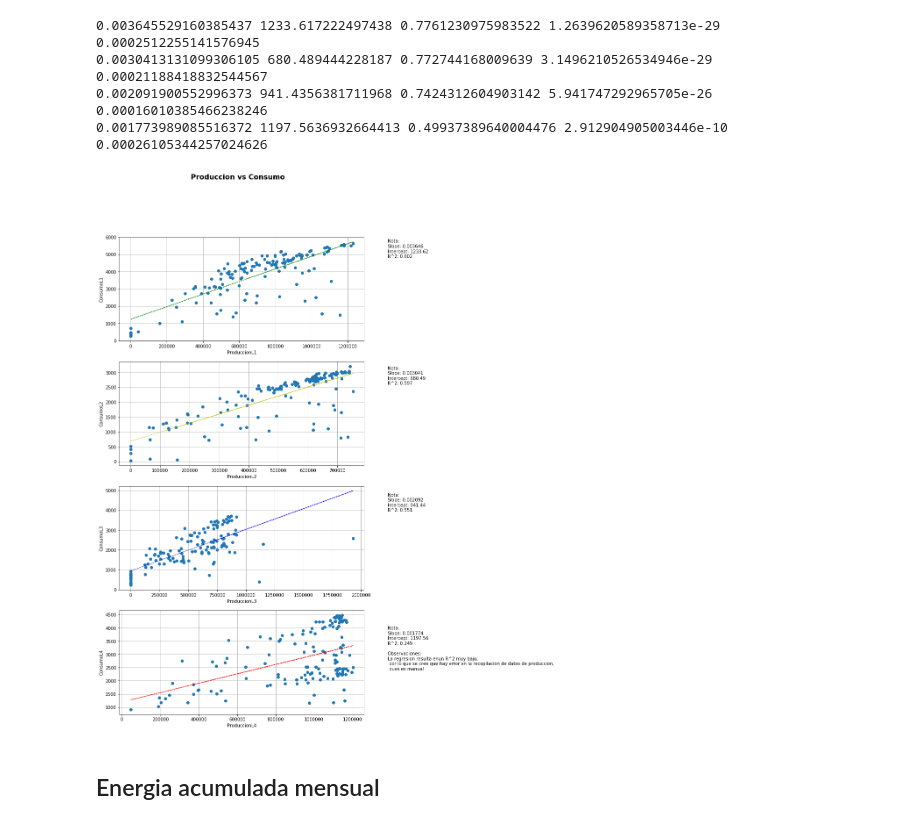
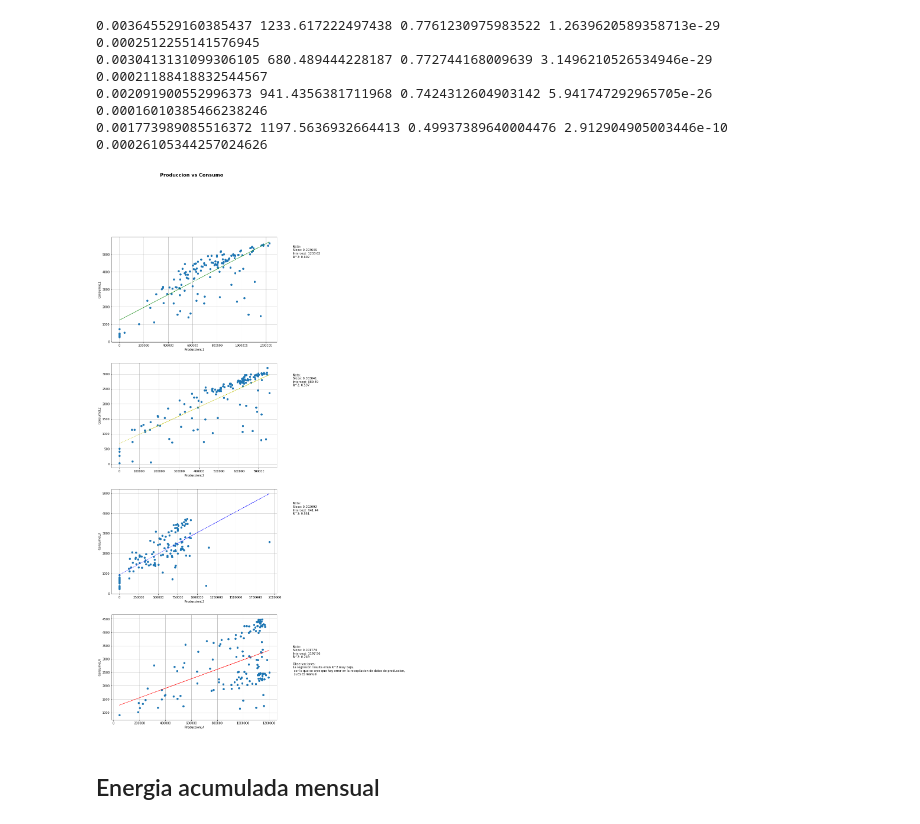
Before and after one commit to Axioma42/Project1, a Jupyter notebook: Project1.ipynb, the cells around one changed output. Cells and saved outputs as stored; diff of their text form; code cells hidden in the pictures.

```diff
--- a/Project1.ipynb
+++ b/Project1.ipynb
@@ -636,7 +651,7 @@ L3_prediction= slope3*datos_regresion["Prod. Linea 3(LTS)"] + intercept3
 L4_prediction= slope4*datos_regresion["Prod. Linea 4(LTS)"] + intercept4
 # %%
 #Graficar resultados con algunas notas
-fig,(ax1, ax2,ax3,ax4) = plt.subplots(4, sharex = False, figsize=(10,20))
+fig,(ax1, ax2,ax3,ax4) = plt.subplots(4, sharex = False, figsize=(10,30))
 fig.suptitle("Produccion vs Consumo", fontsize = 16, fontweight="bold")
 
 ax1.grid(b=True)
@@ -649,34 +664,36 @@ ax1.set_ylabel('ConsumoL1')
 ax2.grid(b=True)
 ax2.set_xlabel("ProduccionL2")
 ax2.plot(datos_regresion["Prod. Linea 2(LTS)"], datos_regresion["Linea 2 Total"], linewidth=0, marker="o")
 ax2.plot(datos_regresion["Prod. Linea 2(LTS)"],L2_prediction, "y--", linewidth=1)
 ax2.set_ylabel('ConsumoL2')
 
 ax3.grid(b=True)
 ax3.set_xlabel("ProduccionL3")
 ax3.plot(datos_regresion["Prod. Linea 3(LTS)"], datos_regresion["Linea 3 Total"], linewidth=0, marker="o")
 ax3.plot(datos_regresion["Prod. Linea 3(LTS)"],L3_prediction, "b--", linewidth=1)
 ax3.set_ylabel('ConsumoL3')
 
 ax4.grid(b=True)
 ax4.set_xlabel("ProduccionL4")
 ax4.plot(datos_regresion["Prod. Linea 4(LTS)"], datos_regresion["Linea 4 Total"], linewidth=0, marker="o")
 ax4.plot(datos_regresion["Prod. Linea 4(LTS)"],L4_prediction, "r--", linewidth=1)
 ax4.set_ylabel('ConsumoL4')
 
 plt.text(4151000/3,2400*7.5,"Nota:\nSlope: {0}\nIntercept: {1}\nR^2: {2}".format(round(slope1,6),round(intercept1,2),round(R1**2,3)))
 
 plt.text(4151000/3,2400*5.5,"Nota:\nSlope: {0}\nIntercept: {1}\nR^2: {2}".format(round(slope2,6),round(intercept2,2),round(R2**2,3)))
 
 plt.text(4151000/3,2400*3.5,"Nota:\nSlope: {0}\nIntercept: {1}\nR^2: {2}".format(round(slope3,6),round(intercept3,2),round(R3**2,3)))
 
 plt.text(4151000/3,2400,"Nota:\nSlope: {0}\nIntercept: {1}\nR^2: {2}\n\nObservaciones: \nLa regresion resulta en\
 un R^2 muy bajo,\n por lo que se cree que hay error en la recopilacion de datos de produccion,\n \
 pues es manual".format(round(slope4,6),round(intercept4,2),round(R4**2,3)))
 
+plt.savefig("ProduccionVSEnergia.png")
+
 plt.show()
 # %% [output]
-[figure, old version]
+[figure, new version]
 # %% [markdown]
 ## Energia acumulada mensual
 # %%
```
Also changed, not shown: parts of 6 cells of this notebook, 6 other files.
